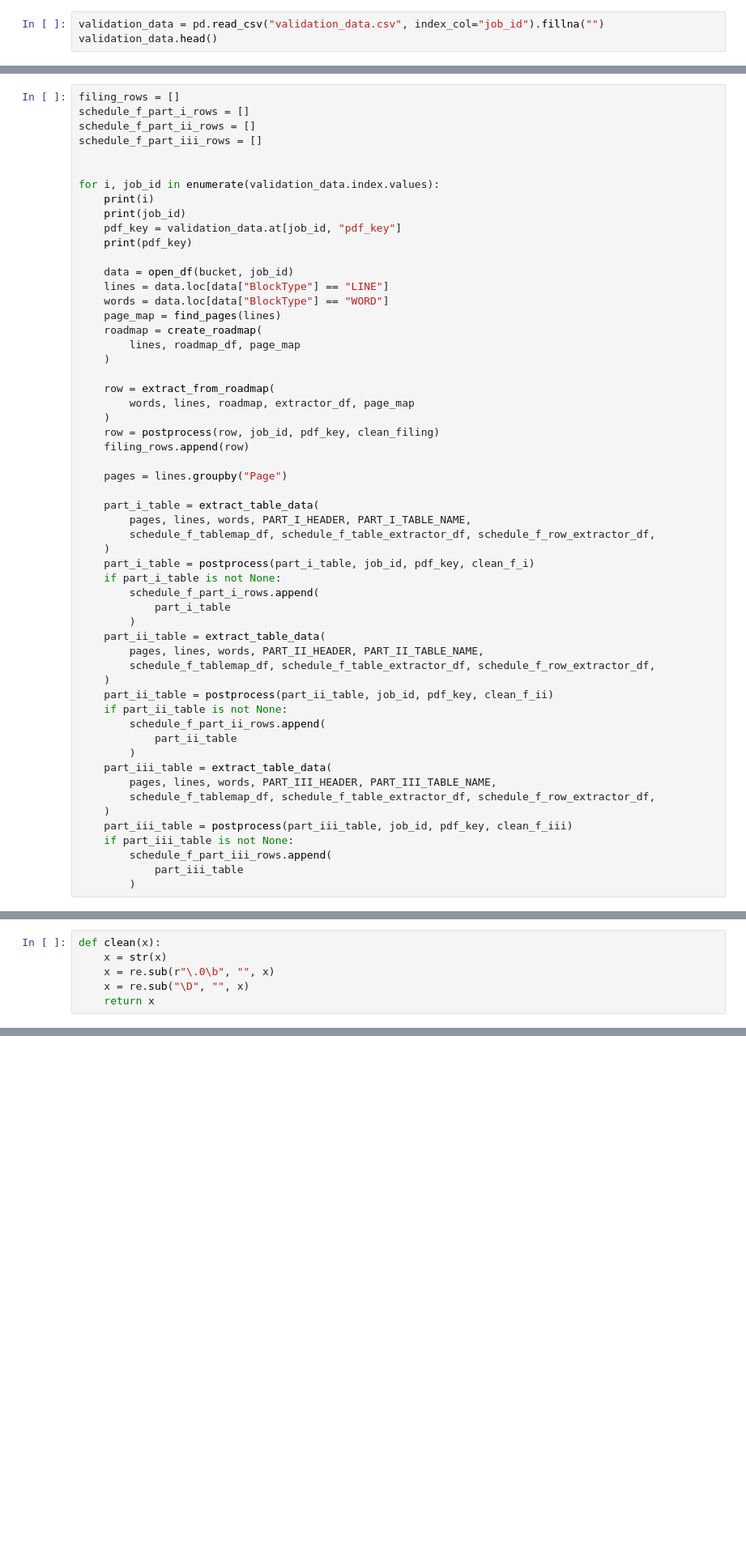
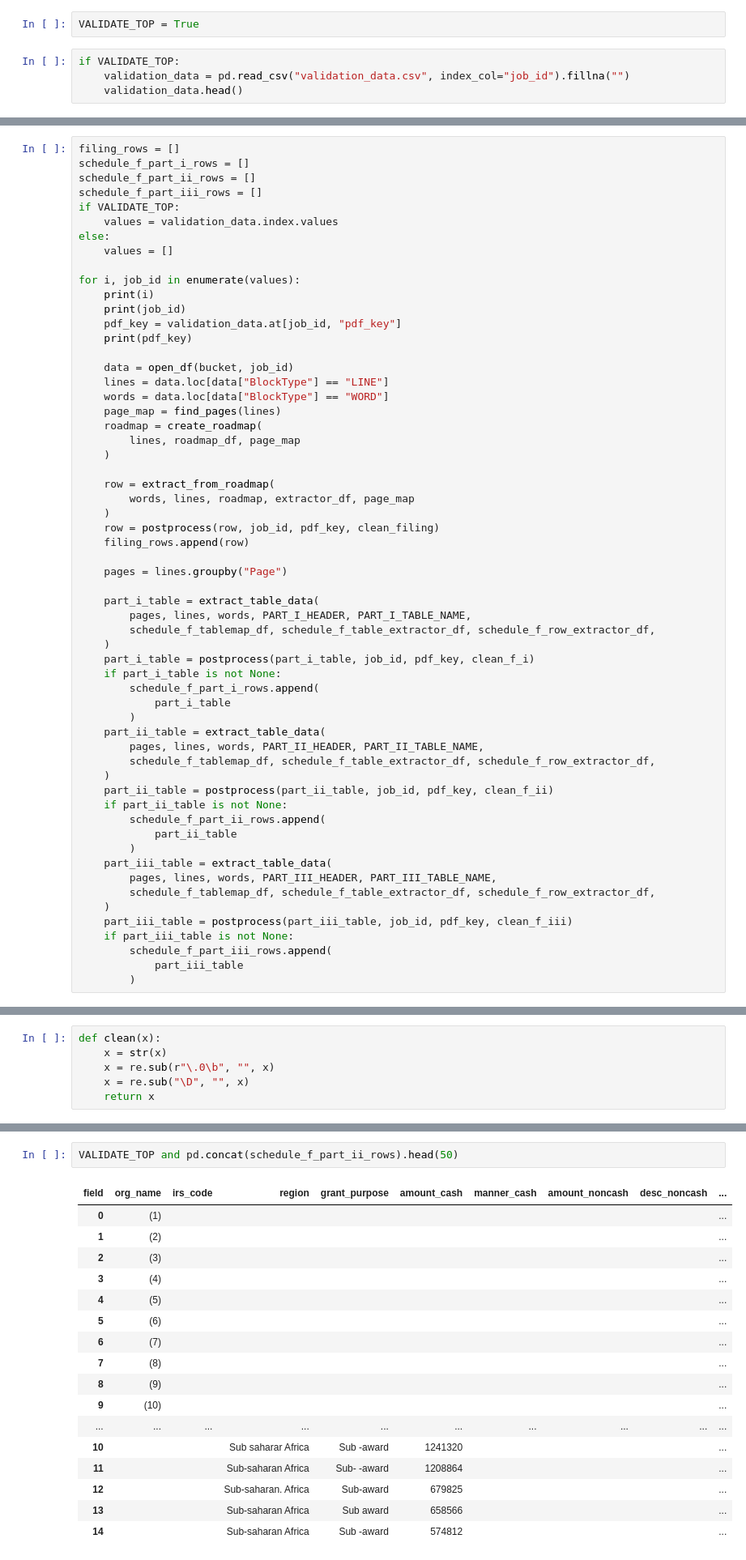
Before and after one commit to ethanscorey/parse_990_textract, a Jupyter notebook: debug_notebook.ipynb, the cells around one changed output, grey strips where cells are left out. Shown at 81% size. Drawn from its saved outputs; the diff is of its cells as text; blank space fills up the shorter version.

```diff
--- a/debug_notebook.ipynb
+++ b/debug_notebook.ipynb
@@ -24,3 +26,6 @@ bucket = boto3.resource("s3").Bucket("s3-ocr-990s-demo")
+# %%
+VALIDATE_TOP = True
 # %%
-validation_data = pd.read_csv("validation_data.csv", index_col="job_id").fillna("")
-validation_data.head()
+if VALIDATE_TOP:
+    validation_data = pd.read_csv("validation_data.csv", index_col="job_id").fillna("")
+    validation_data.head()
@@ -51,9 +47,12 @@ filing_rows = []
 schedule_f_part_i_rows = []
 schedule_f_part_ii_rows = []
 schedule_f_part_iii_rows = []
+if VALIDATE_TOP:
+    values = validation_data.index.values
+else:
+    values = []
 
-
-for i, job_id in enumerate(validation_data.index.values):
+for i, job_id in enumerate(values):
     print(i)
     print(job_id)
     pdf_key = validation_data.at[job_id, "pdf_key"]
@@ -254,0 +256,20 @@ pd.concat(schedule_f_part_iii_rows).iloc[19:]
+# %%
+VALIDATE_TOP and pd.concat(schedule_f_part_ii_rows).head(50)
+# %% [output]
+| field | org_name | irs_code | region | grant_purpose | amount_cash | manner_cash | amount_noncash | desc_noncash | ... |
+| 0 | (1) |  |  |  |  |  |  |  | ... |
+| 1 | (2) |  |  |  |  |  |  |  | ... |
+| 2 | (3) |  |  |  |  |  |  |  | ... |
+| 3 | (4) |  |  |  |  |  |  |  | ... |
+| 4 | (5) |  |  |  |  |  |  |  | ... |
+| 5 | (6) |  |  |  |  |  |  |  | ... |
+| 6 | (7) |  |  |  |  |  |  |  | ... |
+| 7 | (8) |  |  |  |  |  |  |  | ... |
+| 8 | (9) |  |  |  |  |  |  |  | ... |
+| 9 | (10) |  |  |  |  |  |  |  | ... |
+| ... | ... | ... | ... | ... | ... | ... | ... | ... | ... |
+| 10 |  |  | Sub saharar Africa | Sub -award | 1241320 |  |  |  | ... |
+| 11 |  |  | Sub-saharan Africa | Sub- -award | 1208864 |  |  |  | ... |
+| 12 |  |  | Sub-saharan. Africa | Sub-award | 679825 |  |  |  | ... |
+| 13 |  |  | Sub-saharan Africa | Sub award | 658566 |  |  |  | ... |
+| 14 |  |  | Sub-saharan Africa | Sub -award | 574812 |  |  |  | ... |
```
Also changed, not shown: parts of 96 cells of this notebook, 4 other files.
